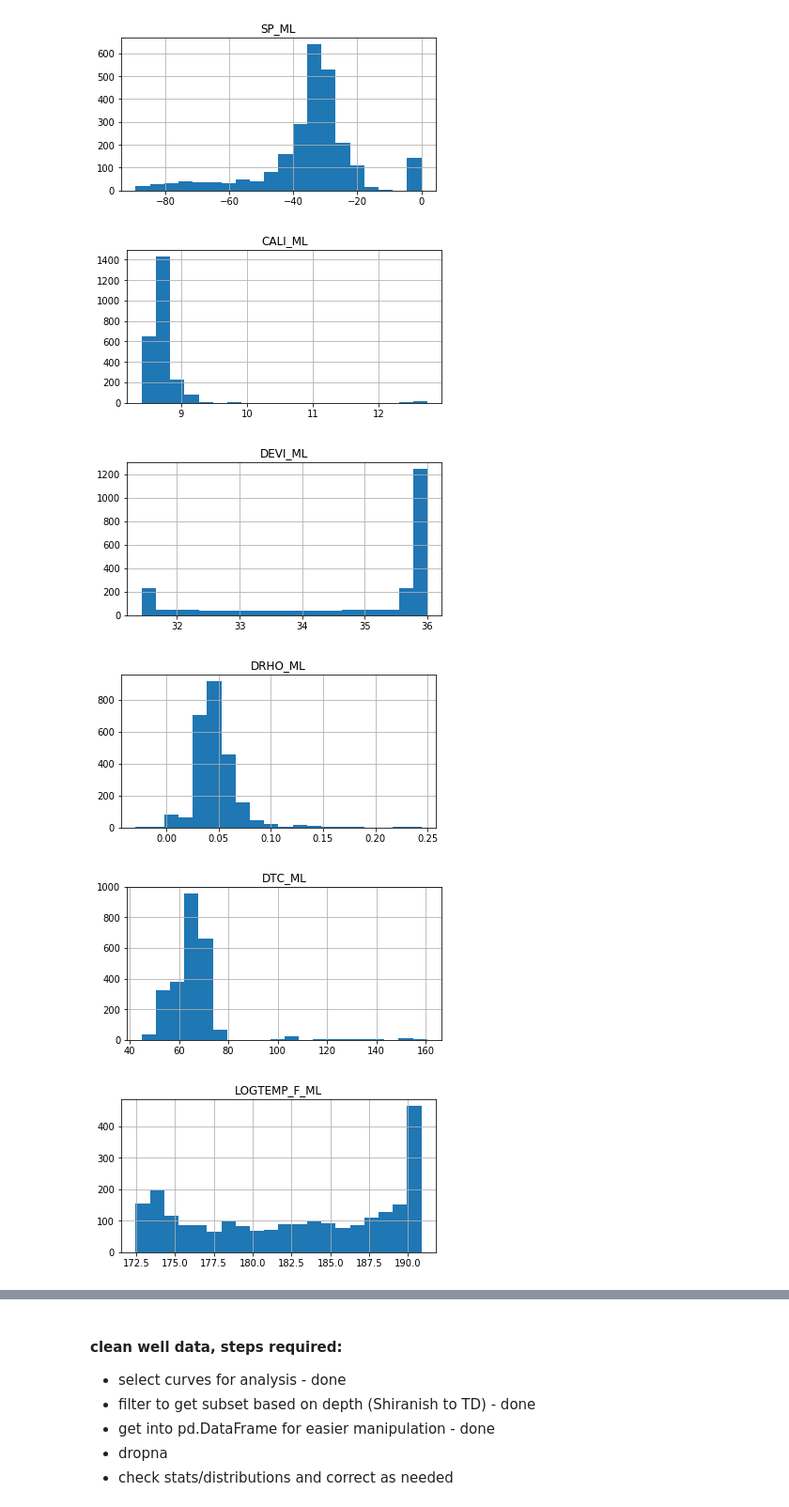
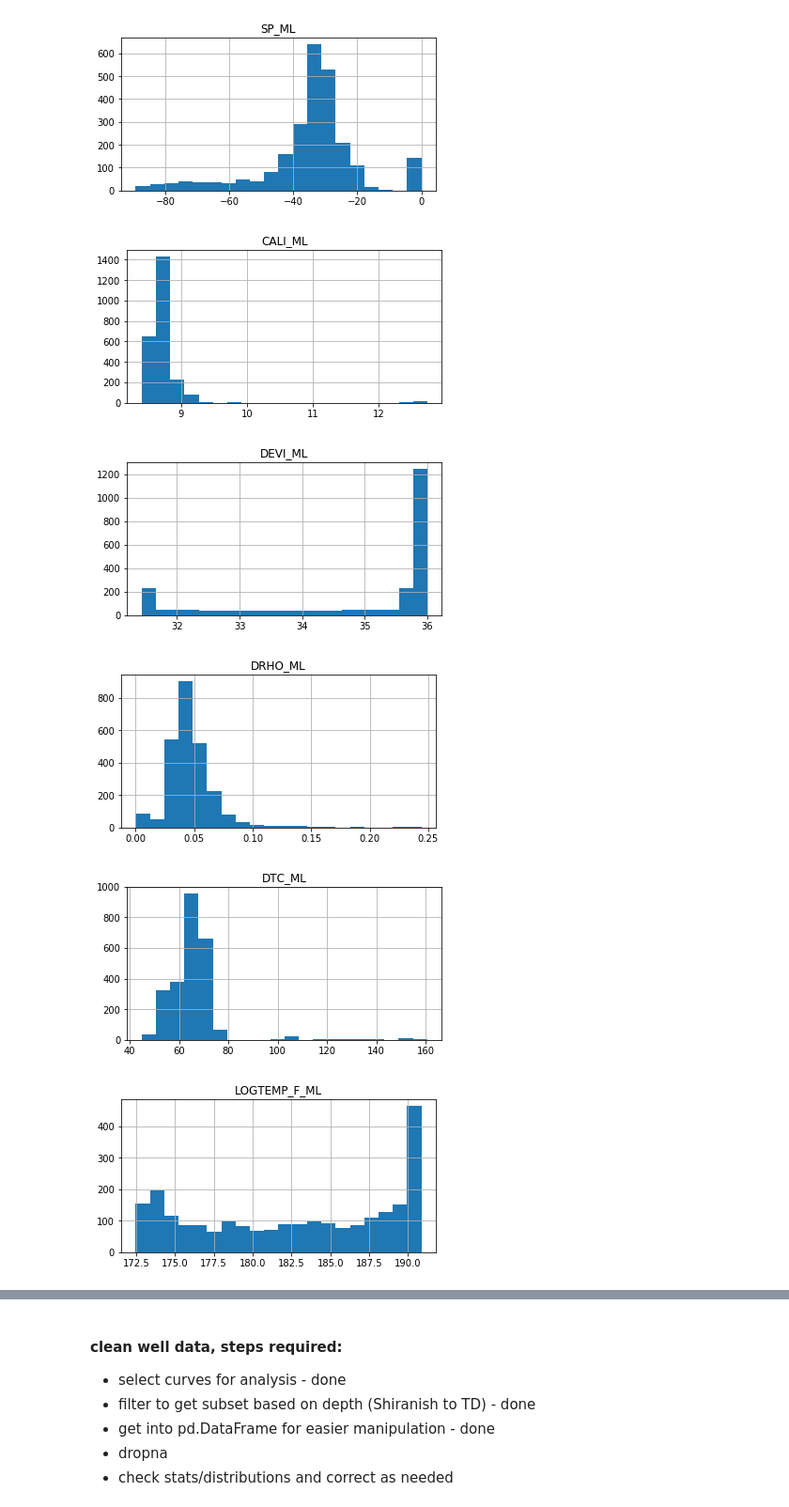
Before and after one commit to Zabamund/fracture-SFA, a Jupyter notebook: notebooks/SFA_Notebook.ipynb, the cells around one changed output, grey strips where cells are left out. Shown at 94% size. Saved outputs shown, nothing was run; the diff lists cells and outputs as text; code cells hidden in the pictures.

Commit message:
cleaning data

```diff
--- a/notebooks/SFA_Notebook.ipynb
+++ b/notebooks/SFA_Notebook.ipynb
@@ -797,21 +797,21 @@ for log in logs_to_correct:
 [figure]
 [figure]
 # %%
-#CALI_ML(<7.5),DEVI_ML(<30),DTC_ML(<25),LOGTEMP_F_ML(<0),RHOB_ML(<2)
-log_data_df['CALI_ML'].where(log_data_df['CALI_ML']>=8, other=None, inplace=True)
-log_data_df['DEVI_ML'].where(log_data_df['DEVI_ML']>=30, other=None, inplace=True)
-log_data_df['DEVI_ML'].where(log_data_df['DRHO_ML']>=0, other=None, inplace=True)
-log_data_df['DTC_ML'].where(log_data_df['DTC_ML']>=30, other=None, inplace=True)
-log_data_df['LOGTEMP_F_ML'].where(log_data_df['LOGTEMP_F_ML']>=0, other=None, inplace=True)
-log_data_df['RHOB_ML'].where(log_data_df['RHOB_ML']>=2, other=None, inplace=True)
+# correct logs inplace
+log_data_df['CALI_ML'].where(log_data_df['CALI_ML']>=8, other=np.nan, inplace=True)
+log_data_df['DEVI_ML'].where(log_data_df['DEVI_ML']>=30, other=np.nan, inplace=True)
+log_data_df['DRHO_ML'].where(log_data_df['DRHO_ML']>=0, other=np.nan, inplace=True)
+log_data_df['DTC_ML'].where(log_data_df['DTC_ML']>=30, other=np.nan, inplace=True)
+log_data_df['LOGTEMP_F_ML'].where(log_data_df['LOGTEMP_F_ML']>=0, other=np.nan, inplace=True)
+log_data_df['RHOB_ML'].where(log_data_df['RHOB_ML']>=2, other=np.nan, inplace=True)
 
 logs_to_correct = ['CALI_ML', 'DEVI_ML', 'DRHO_ML', 'DTC_ML','LOGTEMP_F_ML', 'RHOB_ML']
 for log in logs_to_correct:
     ax = log_data_df.hist(column=log, figsize=(6,3), bins=20)
 # %% [output]
 [figure]
 [figure]
-[figure, old version]
+[figure, new version]
 [figure]
 [figure]
 [figure]
```
Also changed, not shown: parts of 2 cells of this notebook.
